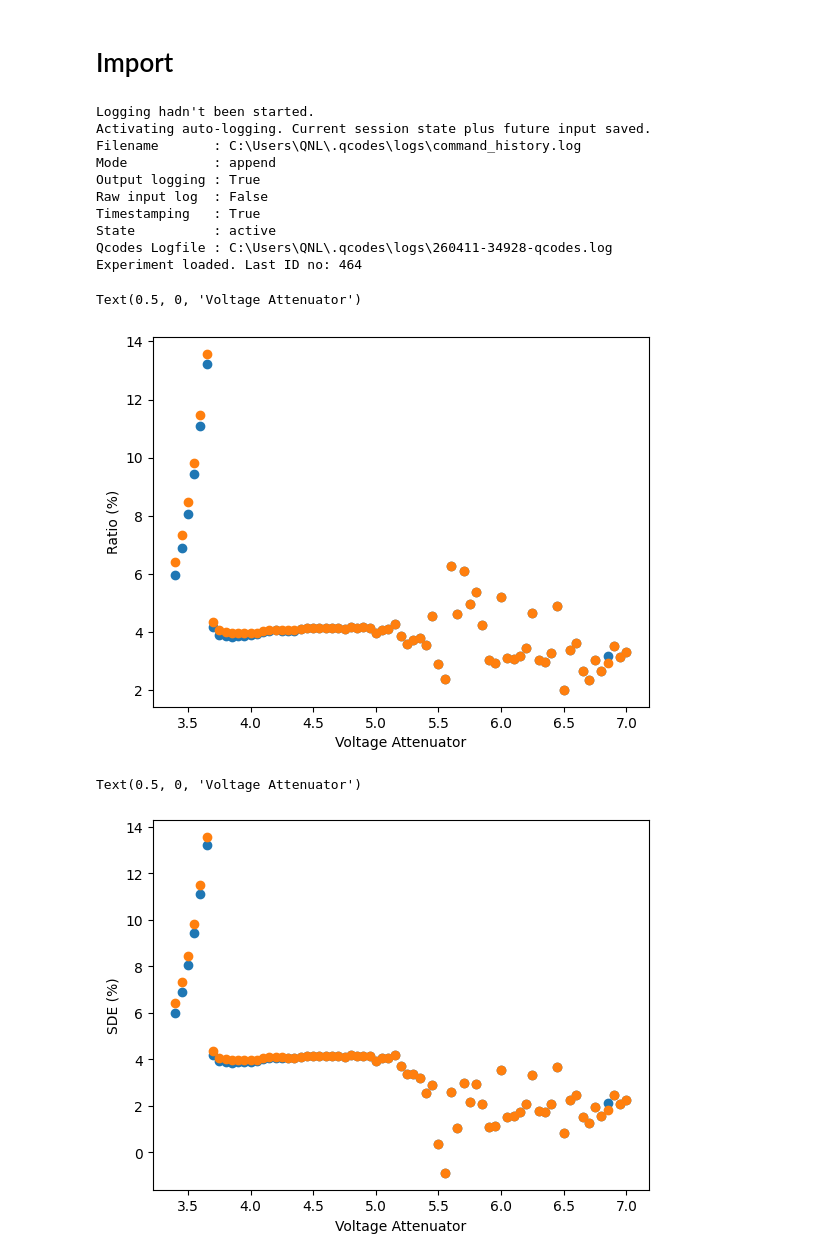
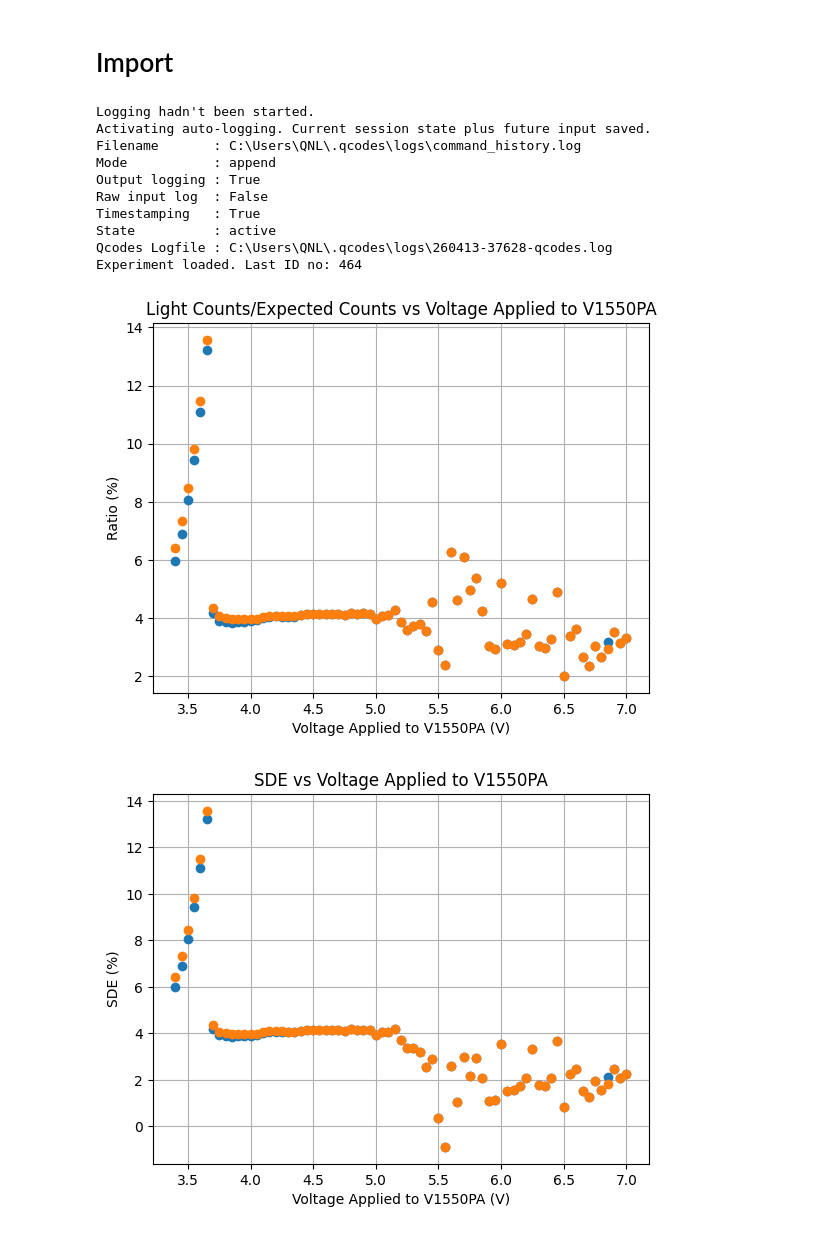
Before and after one commit to QNLSydney/snspd, a Jupyter notebook: SNSPD2/SNSPD4_1_SDE.ipynb, the cells around one changed output. Saved outputs shown, nothing was run; the diff lists cells and outputs as text; code cells hidden in the pictures.

```diff
--- a/SNSPD2/SNSPD4_1_SDE.ipynb
+++ b/SNSPD2/SNSPD4_1_SDE.ipynb
@@ -18,9 +18,9 @@ from qcodes import initialise_or_create_database_at, new_data_set, new_experimen
 from qcodes.station import Station
 initialise_or_create_database_at("./2026-03-10_SNSPD4.db")
 from functions import osc_set_standard, osc_check_standard, capture_trace, capture_trace_simple
-from functions import snspd_dark_counts
-import snspd4
-params = snspd4.snspd4()
+from functions import snspd_dark_counts, make_title
+import snspd
+params = snspd.snspd()
 
 # Set up experiment
 exp_name = 'SNSPD4_23_03_2026'
@@ -41,7 +41,7 @@ Output logging : True
 Raw input log  : False
 Timestamping   : True
 State          : active
-Qcodes Logfile : C:\Users\QNL\.qcodes\logs\260411-34928-qcodes.log
+Qcodes Logfile : C:\Users\QNL\.qcodes\logs\260413-37628-qcodes.log
 Experiment loaded. Last ID no: 464
 # %%
 ID = params.att_info_id
@@ -55,7 +55,7 @@ data = load_by_id(ID).get_parameter_data()
 dark_counts1 = data['CR1']['CR1'][0]
 dark_counts2 = data['CR2']['CR2'][0]
 
-ID = params.counts_vs_attenuation
+ID = params.counts_vs_attenuation_id
 data = load_by_id(ID).get_parameter_data()
 # v_attenuator was swept backwards for light counts, reverse all lists
 # v_attenuator = data['v_attenuator']['v_attenuator'][~np.isnan(data['v_attenuator']['v_attenuator'])][::-1]
@@ -65,24 +65,31 @@ light_counts2 = data['CR2']['CR2'][~np.isnan(data['CR2']['CR2'])][::-1]
 ratio1 = 100*(light_counts1)/Nphotons
 ratio2 = 100*(light_counts2)/Nphotons
 
+title = f'Light Counts/Expected Counts vs Voltage Applied to {params.att_blue_name}'
+
 plt.plot(v_attenuator, ratio1, 'o', label='Threshold 1 (HIGH)')
 plt.plot(v_attenuator, ratio2, 'o', label='Threshold 2 (HIGH)')
+plt.title(title)
 plt.ylabel('Ratio (%)')
-plt.xlabel('Voltage Attenuator')
+# plt.xlabel('Total Attenuation (dB)')
+plt.xlabel(f'Voltage Applied to {params.att_blue_name} (V)')
+plt.grid()
 # %% [output]
-Text(0.5, 0, 'Voltage Attenuator')
-[figure, old version]
+[figure, new version]
 # %%
 SDE1 = 100*(light_counts1-dark_counts1)/Nphotons
 SDE2 = 100*(light_counts2-dark_counts2)/Nphotons
 
+title = f'SDE vs Voltage Applied to {params.att_blue_name}'
+
 plt.plot(v_attenuator, SDE1, 'o', label='Threshold 1 (HIGH)')
 plt.plot(v_attenuator, SDE2, 'o', label='Threshold 2 (HIGH)')
+plt.title(title)
 plt.ylabel('SDE (%)')
 # plt.xlabel('Total Attenuation (dB)')
-plt.xlabel('Voltage Attenuator')
+plt.xlabel(f'Voltage Applied to {params.att_blue_name} (V)')
+plt.grid()
 # %% [output]
-Text(0.5, 0, 'Voltage Attenuator')
-[figure, old version]
+[figure, new version]
 # %%
 plt.semilogy(v_attenuator, Nphotons, '.', label='Expected Calculation')
```
Also changed, not shown: parts of 1 cell of this notebook, 11 other files.
